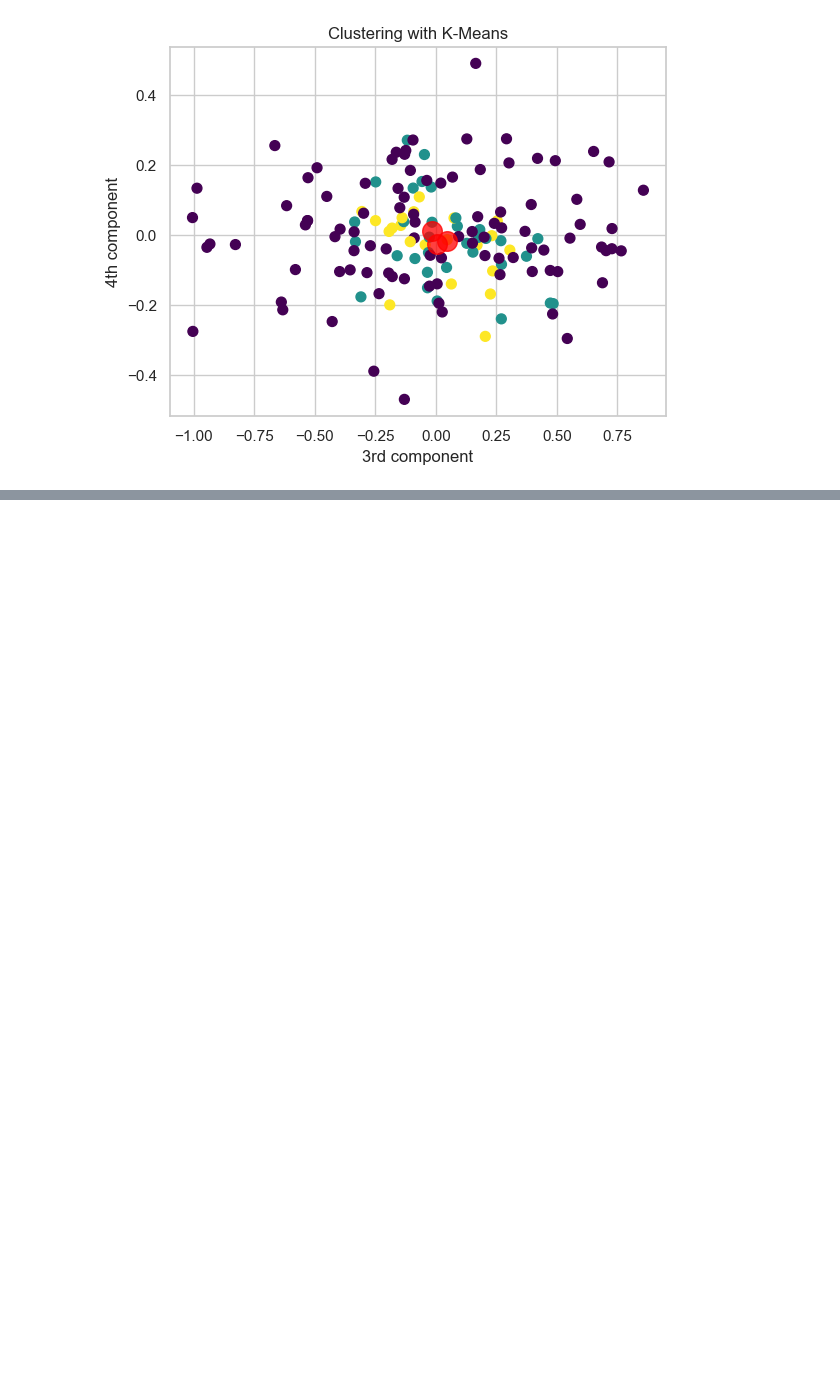
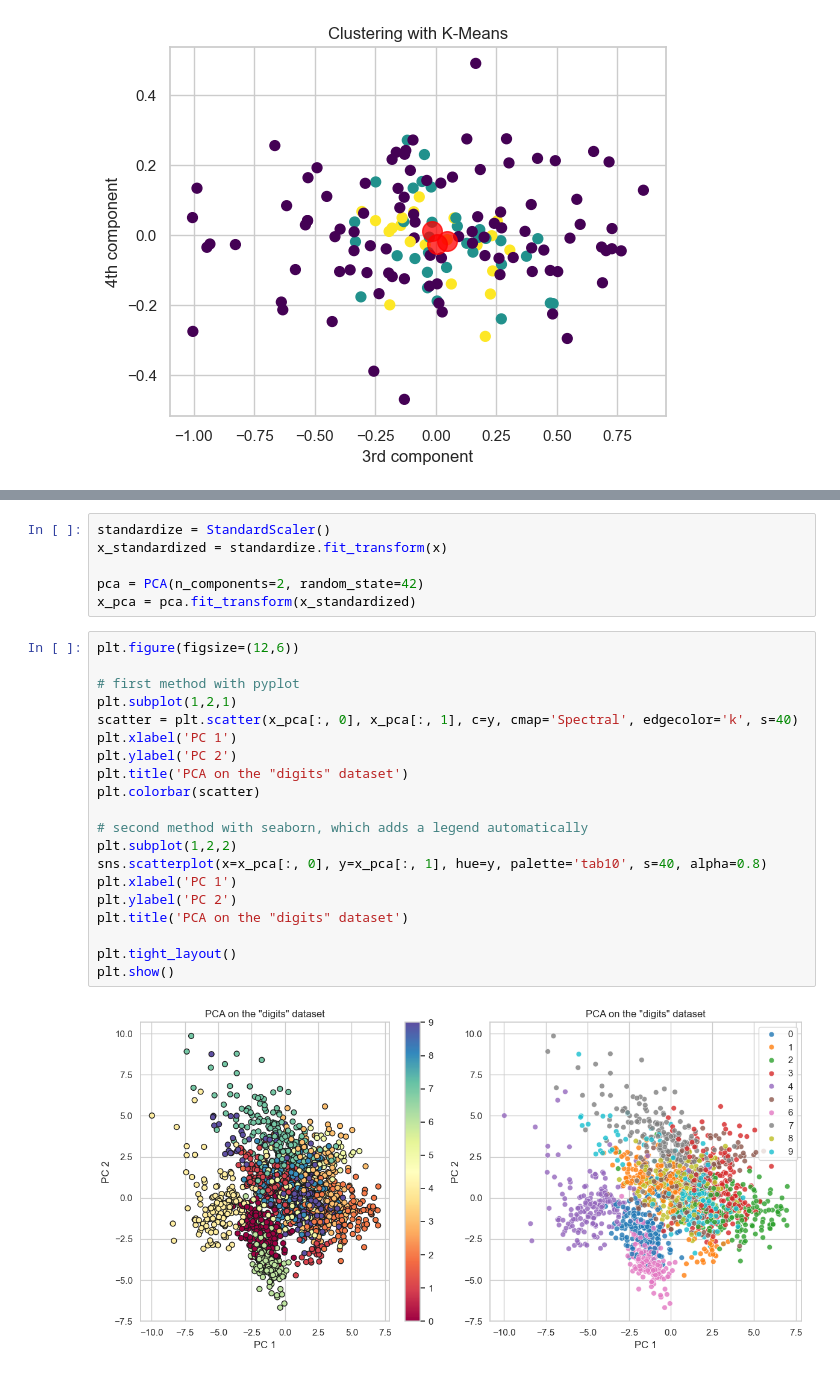
Before and after one commit to GianfriShow/ExperisAcademy_DataScience_AlessioManfredi, a Jupyter notebook: 19_09/scikit_learn_exercises.ipynb, the cells around one changed output, grey strips where cells are left out. Drawn from its saved outputs; the diff is of its cells as text; blank space fills up the shorter version.

```diff
--- a/19_09/scikit_learn_exercises.ipynb
+++ b/19_09/scikit_learn_exercises.ipynb
@@ -270,0 +302,28 @@ Use the Digits dataset from sklearn, apply PCA, and visualize the first 2 princi
+# %%
+standardize = StandardScaler()
+x_standardized = standardize.fit_transform(x)
+
+pca = PCA(n_components=2, random_state=42)
+x_pca = pca.fit_transform(x_standardized)
+# %%
+plt.figure(figsize=(12,6))
+
+# first method with pyplot
+plt.subplot(1,2,1)
+scatter = plt.scatter(x_pca[:, 0], x_pca[:, 1], c=y, cmap='Spectral', edgecolor='k', s=40)
+plt.xlabel('PC 1')
+plt.ylabel('PC 2')
+plt.title('PCA on the "digits" dataset')
+plt.colorbar(scatter)
+
+# second method with seaborn, which adds a legend automatically
+plt.subplot(1,2,2)
+sns.scatterplot(x=x_pca[:, 0], y=x_pca[:, 1], hue=y, palette='tab10', s=40, alpha=0.8)
+plt.xlabel('PC 1')
+plt.ylabel('PC 2')
+plt.title('PCA on the "digits" dataset')
+
+plt.tight_layout()
+plt.show()
+# %% [output]
+[figure, added]
```
Also changed, not shown: parts of 7 cells of this notebook, 1 other file.
